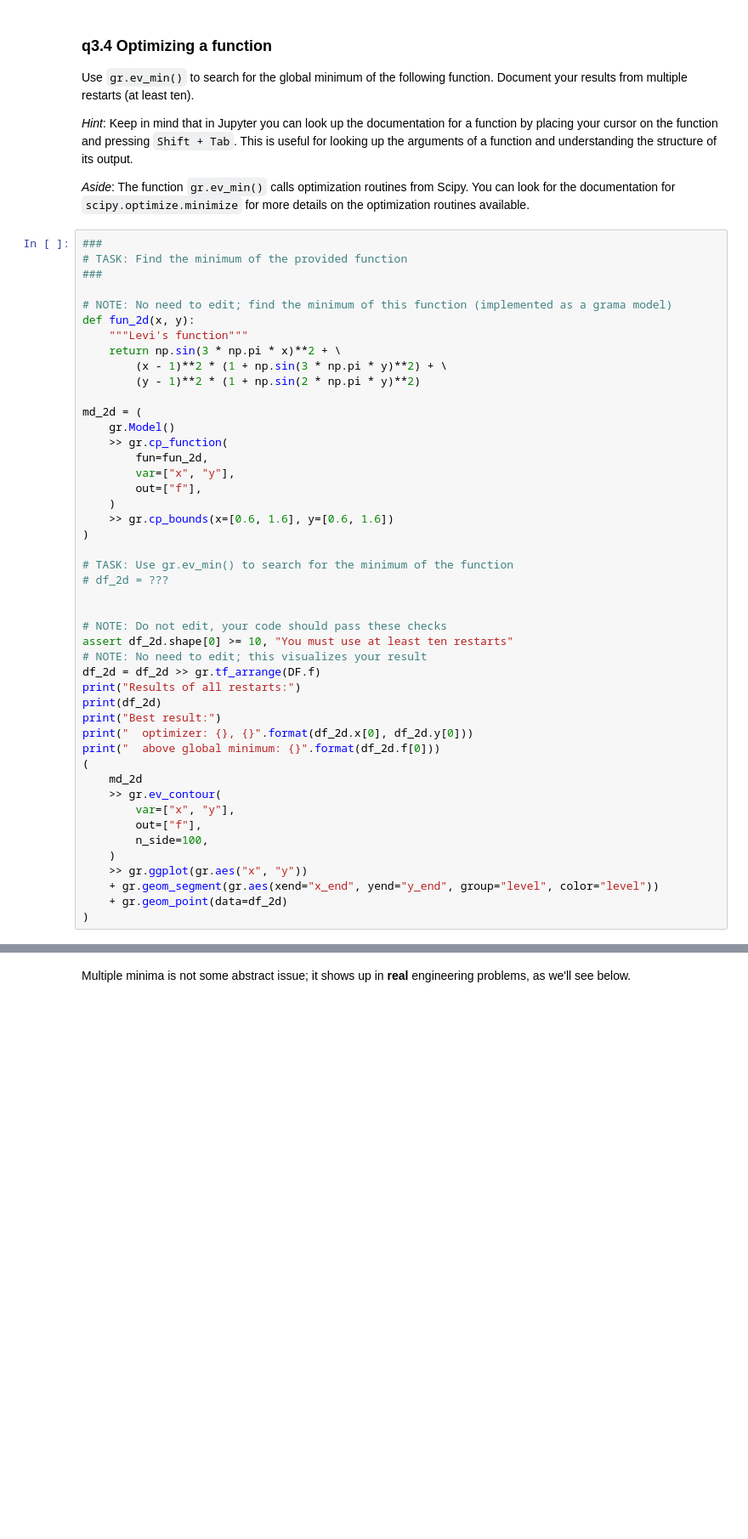
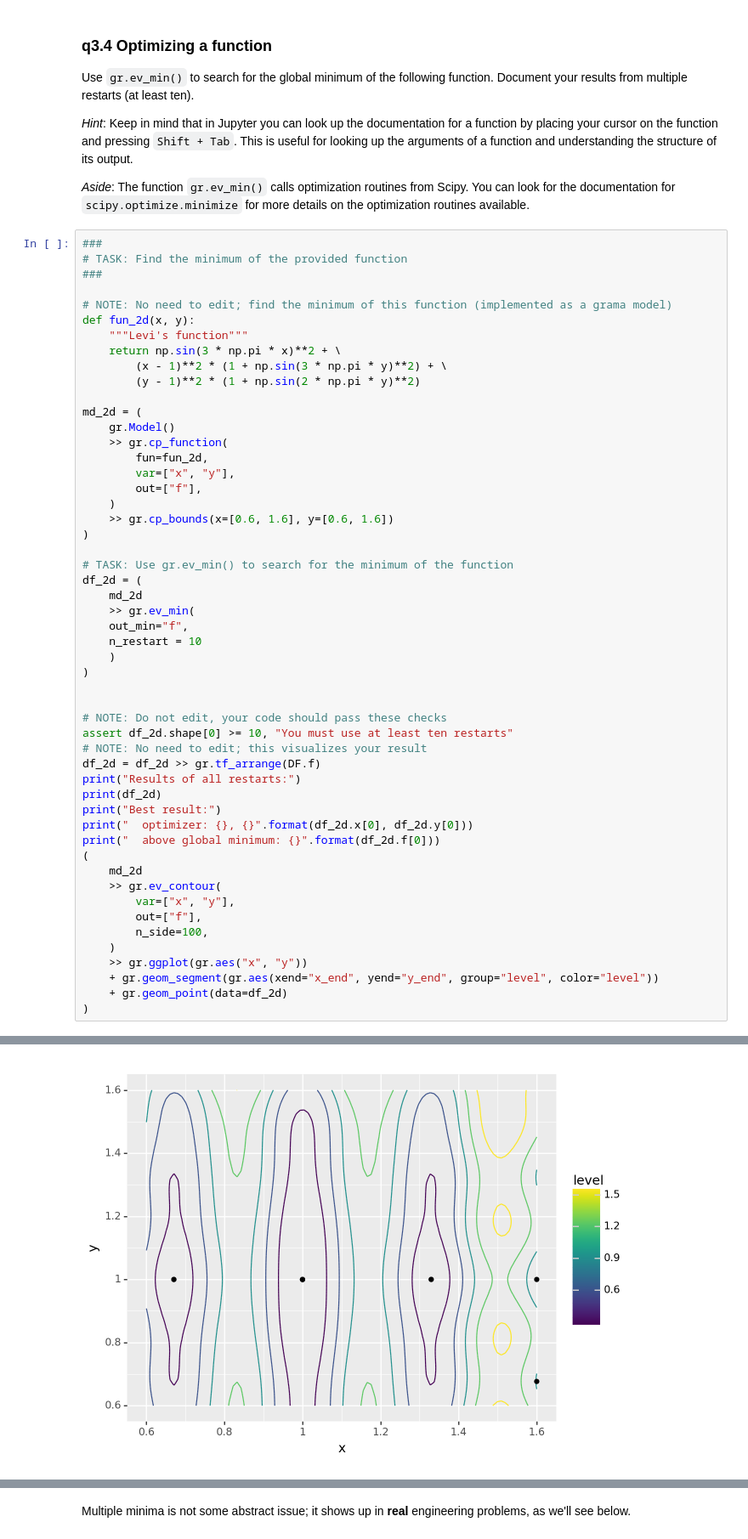
Before and after one commit to amineeva/PDO, a Jupyter notebook: assignments/nb1-unconstrained-assignment.ipynb, the cells around one changed output, grey strips where cells are left out. Shown at 85% size. Drawn from its saved outputs; the diff is of its cells as text; blank space fills up the shorter version.

```diff
--- a/assignments/nb1-unconstrained-assignment.ipynb
+++ b/assignments/nb1-unconstrained-assignment.ipynb
@@ -539,7 +562,13 @@ md_2d = (
 )
 
 # TASK: Use gr.ev_min() to search for the minimum of the function
-# df_2d = ???
+df_2d = (
+    md_2d
+    >> gr.ev_min(
+    out_min="f",
+    n_restart = 10
+    )
+)
 
 
 # NOTE: Do not edit, your code should pass these checks
@@ -562,3 +591,4 @@ print("  above global minimum: {}".format(df_2d.f[0]))
     + gr.geom_segment(gr.aes(xend="x_end", yend="y_end", group="level", color="level"))
     + gr.geom_point(data=df_2d)
 )
+# %% [output]
@@ -564,0 +612 @@ print("  above global minimum: {}".format(df_2d.f[0]))
+[figure, added]
```
Also changed, not shown: parts of 9 cells of this notebook.
